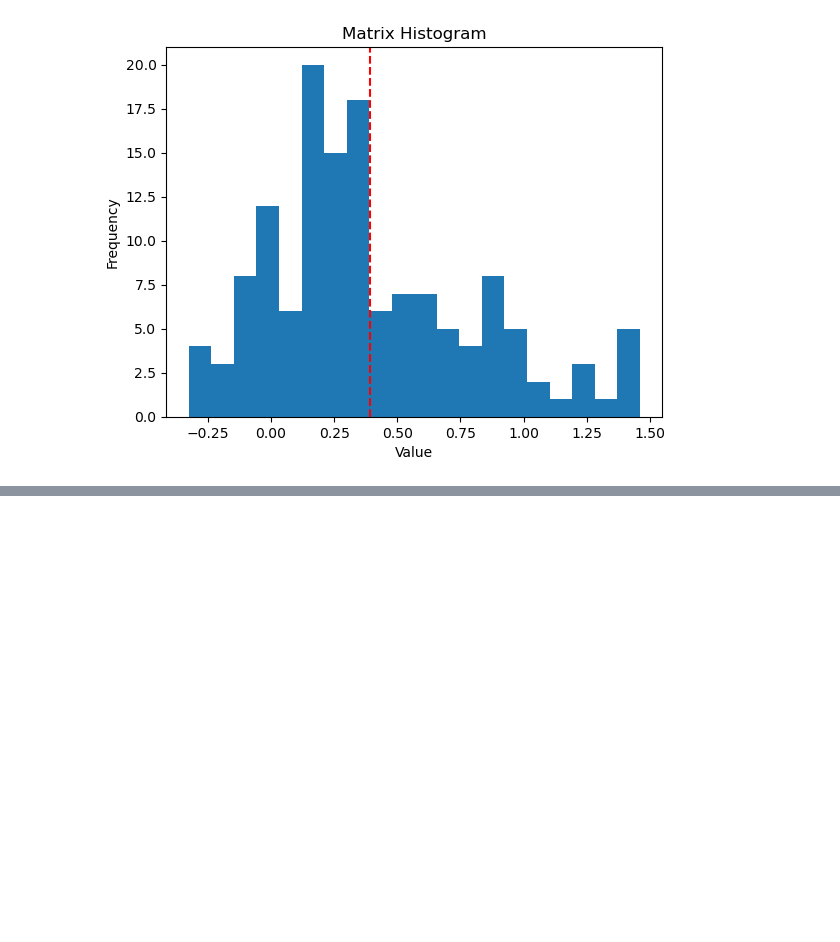
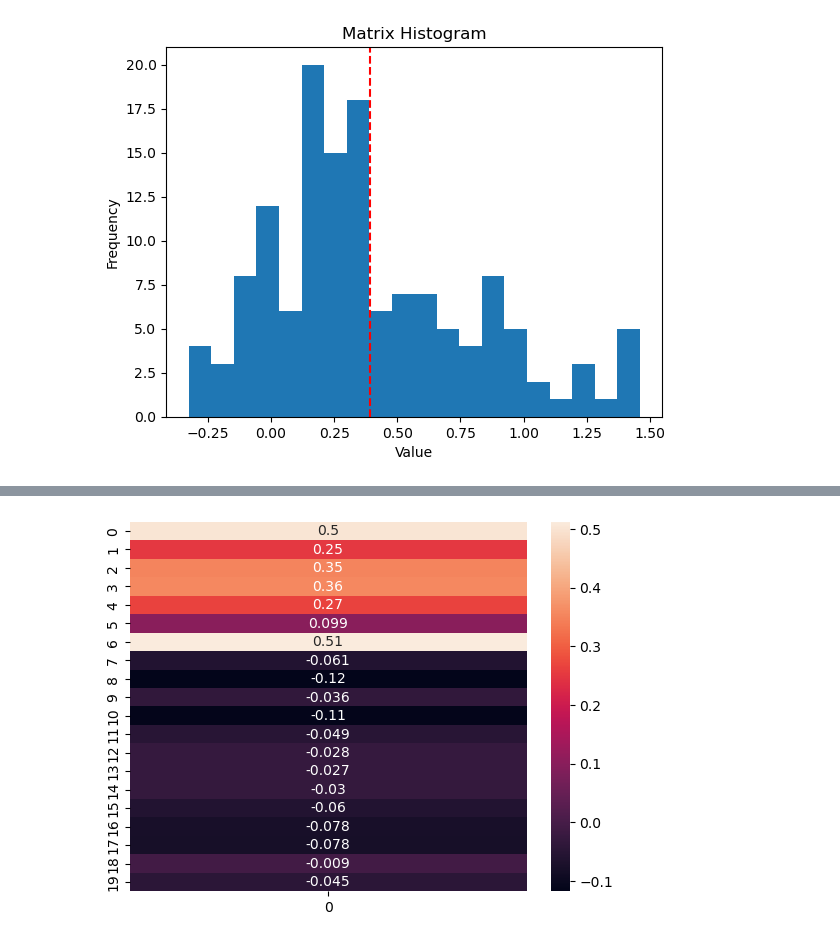
Before and after one commit to ThatBerra/thesis_AI4realnet_distributed, a Jupyter notebook: notebook.ipynb, the cells around one changed output, grey strips where cells are left out. Saved outputs shown, nothing was run; the diff lists cells and outputs as text; code cells hidden in the pictures; blank space fills up the shorter version.

```diff
--- a/notebook.ipynb
+++ b/notebook.ipynb
@@ -290,24 +311,0 @@ import matplotlib.pyplot as plt
-# %%
-cmi = [[0, 0.48527, 0.813049, 0.127149, 0.600544, 0.132127, 0, 0, 0.207164, 0, 0, 0, 0.248854, 0],
-       [0, 0.17418, 0.730593, 0.126274, 0.726384, 0.152088, 0, 0, 0.0982301, 0, 0, 0, 0.210452, 0],
-       [0, 0.371139, 1.44456, 0.37423, 0.50489, 0.175492, 0, 0, 0.262091, 0, 0, 0, 0.340557, 0],
-       [0, 0.406235, 1.06189, 0.202762, 0.31206, 0.153529, 0, 0, 0.236446, 0, 0, 0, 0.270364, 0],
-       [0, 0.22531, 0.857816, 0.22586, 0.919985, 0.206585, 0, 0, -0.135483, 0, 0, 0, -0.0360046, 0],
-       [0, 0.129887, 1.39499, 0.245927, -0.045075, 0.161433, 0, 0, 0.080621, 0, 0, 0, 0.450465, 0],
-       [0, 0.433195, 1.38743, 0.636736, 0.697107, 0.268043, 0, 0, 0.841752, 0, 0, 0, 0.562351, 0],
-       [0, -0.123059, 0.666384, 0.308436, -0.0209037, 0.189277, 0, 0, 0.953609, 0, 0, 0, 0.622027, 0],
-       [0, -0.0621998, 0.321573, 0.143599, -0.325458, 0.324122, 0, 0, 0.971307, 0, 0, 0, 0.963372, 0],
-       [0, -0.0500818, 0.323172, 0.269848, -0.299105, 0.334376, 0, 0, 0.880279, 0, 0, 0, 1.03395, 0],
-       [0, -0.0187413, 0.879397, 0.186475, 0.0752988, 0.11088, 0, 0, 0.950395, 0, 0, 0, 0.560809, 0],
-       [0, -0.0611182, 0.533538, 0.0922114, -0.214579, 0.167419, 0, 0, 1.1531, 0, 0, 0, 0.933847, 0],
-       [0, -0.0405485, 0.670167, 0.362514, -0.139324, 0.249573, 0, 0, 1.19399, 0, 0, 0, 0.747991, 0],
-       [0, -0.0393884, 0.595862, 0.329504, -0.191591, 0.0884022, 0, 0, 1.29342, 0, 0, 0, 0.79983, 0],
-       [0, -0.00538117, 0.596515, 0.361291, -0.264112, 0.241623, 0, 0, 1.38218, 0, 0, 0, 0.836044, 0],
-       [0, -0.044617, 0.570433, 0.348277, -0.269311, 0.34156, 0, 0, 0.886336, 0, 0, 0, 0.438902, 0],
-       [0, -0.0708446, 0.438306, 0.212156, -0.0915971, 0.340882, 0, 0, 1.21022, 0, 0, 0, 0.513524, 0],
-       [0, -0.0429382, 0.256864, 0.159988, 0.270454, 0.207801, 0, 0, 0.189004, 0, 0, 0, 0.478137, 0],
-       [0, 0.0059104, 0.820402, 0.33524, -0.111216, 0.377152, 0, 0, 1.46007, 0, 0, 0, 0.908994, 0],
-       [0, -0.0567474, 0.414901, 0.187251, -0.20952, 0.305306, 0, 0, 1.27023, 0, 0, 0, 0.646112, 0]]
-
-with open('case_14_actions.npy', 'wb') as f:
-    np.save(f, cmi)
@@ -327,0 +370,8 @@ plt.show()
+# %%
+ami = reg_mi.reshape((20,1))
+hm = sn.heatmap(data = ami, annot=True)
+
+# displaying the plotted heatmap
+plt.show()
+# %% [output]
+[figure, added]
```
Also changed, not shown: parts of 31 cells of this notebook, 1 other file.
